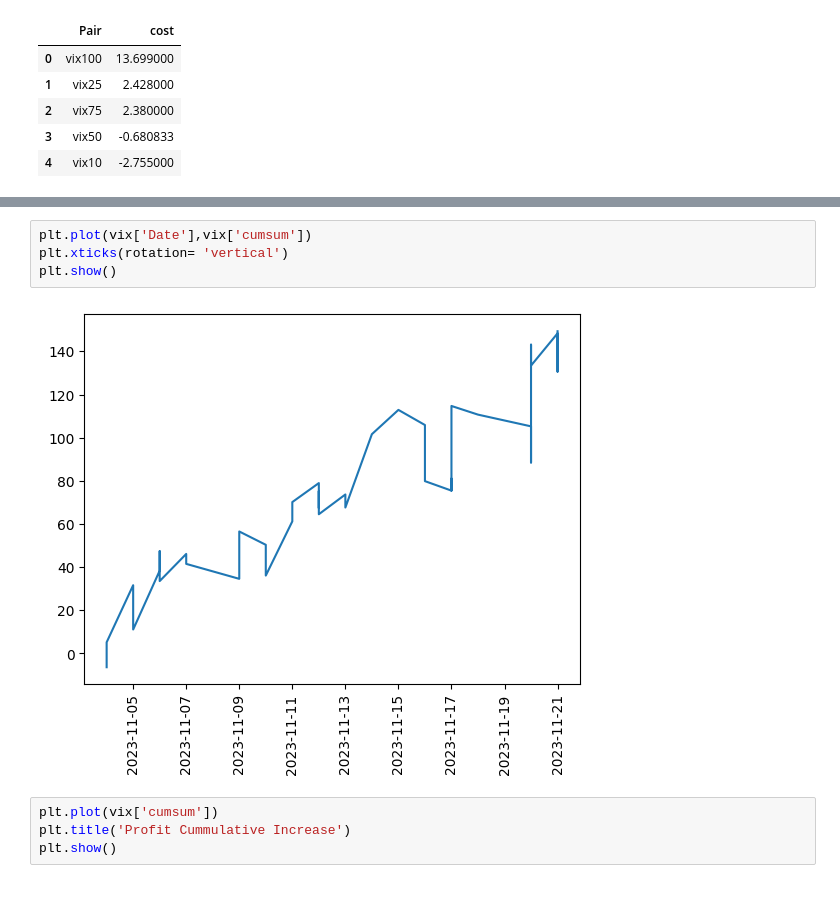
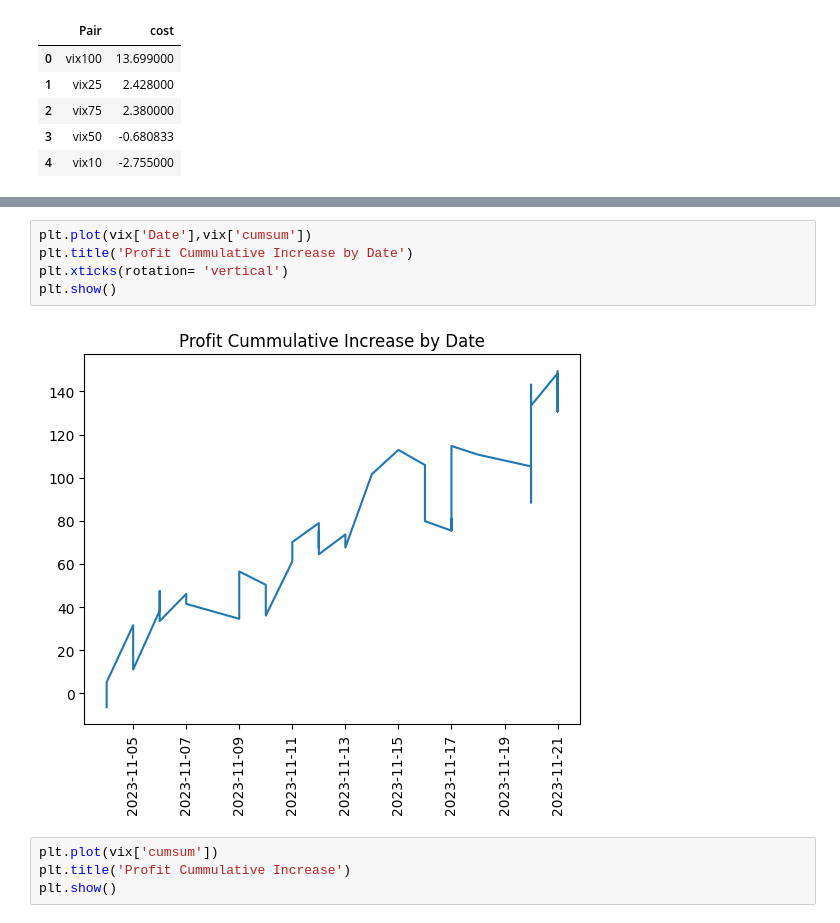
Before and after one commit to ToluPaul/forex, a Jupyter notebook: forex_pred.ipynb, the cells around one changed output, grey strips where cells are left out. Drawn from its saved outputs; the diff is of its cells as text; blank space fills up the shorter version.

```diff
--- a/forex_pred.ipynb
+++ b/forex_pred.ipynb
@@ -169,10 +169,11 @@ vix.head()
 | 4 | vix50 | Buy | sl | -6.03 | 2023-11-05 | 191.5289 | 190.0258 | 195.7944 | 1900-01-01 13:55:44 | 1900-01-01 16:35:04 | 2.837802 | ... |
 # %%
 plt.plot(vix['Date'],vix['cumsum'])
+plt.title('Profit Cummulative Increase by Date')
 plt.xticks(rotation= 'vertical')
 plt.show()
 # %% [output]
-[figure, old version]
+[figure, new version]
 # %%
 plt.plot(vix['cumsum'])
 plt.title('Profit Cummulative Increase')
```
